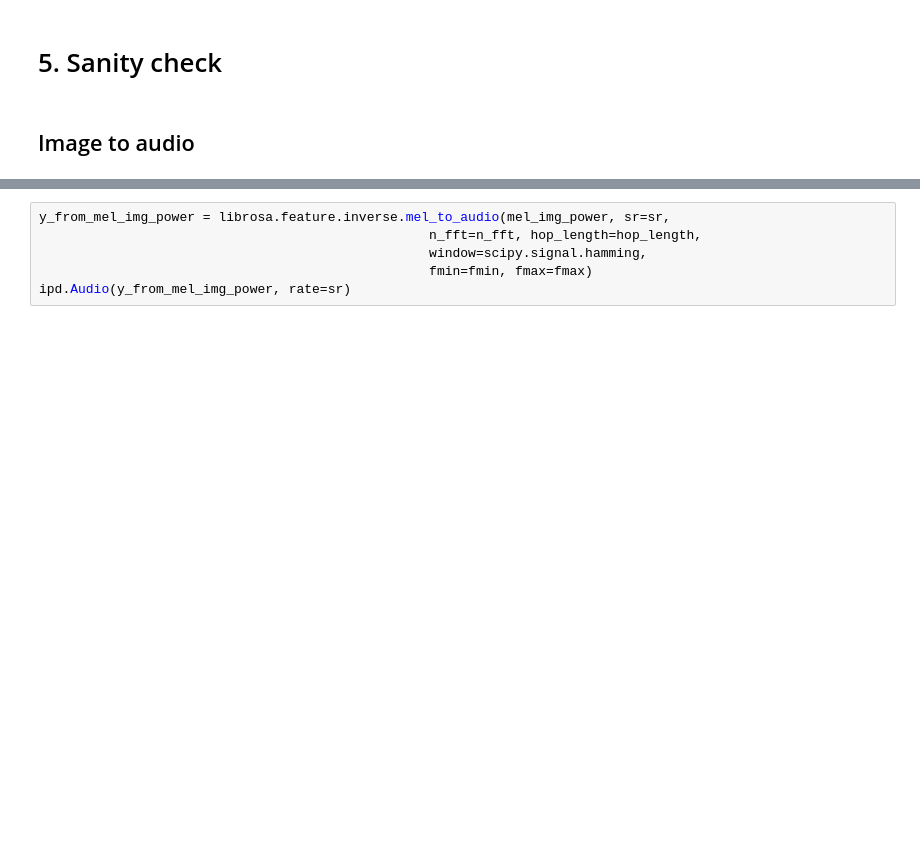
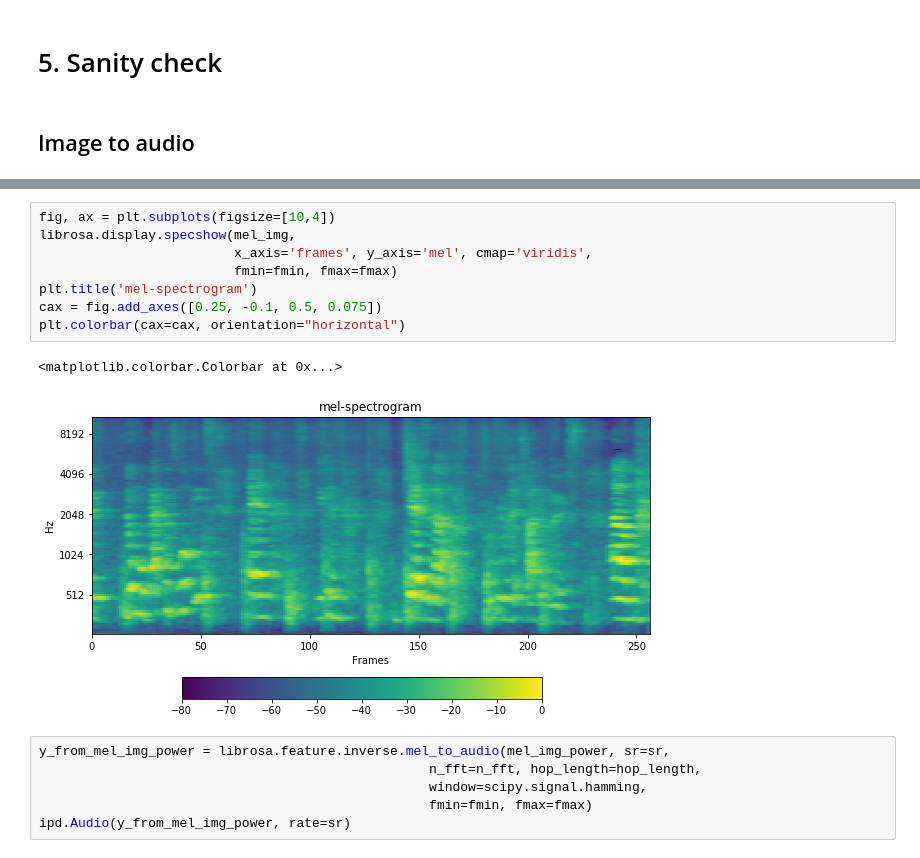
Before and after one commit to SMC7-2019/ASDF-RNN, a Jupyter notebook: 01 feature extraction/spectrograms_generation.ipynb, the cells around one changed output, grey strips where cells are left out. Saved outputs shown, nothing was run; the diff lists cells and outputs as text; blank space fills up the shorter version.

```diff
--- a/01 feature extraction/spectrograms_generation.ipynb
+++ b/01 feature extraction/spectrograms_generation.ipynb
@@ -160,3 +161,14 @@ Text(0.5, 1.0, 'dB - >Power (from img)')
+# %%
+fig, ax = plt.subplots(figsize=[10,4])
+librosa.display.specshow(mel_img,
+                         x_axis='frames', y_axis='mel', cmap='viridis',
+                         fmin=fmin, fmax=fmax)
+plt.title('mel-spectrogram')
+cax = fig.add_axes([0.25, -0.1, 0.5, 0.075])
+plt.colorbar(cax=cax, orientation="horizontal")
+# %% [output]
+<matplotlib.colorbar.Colorbar at 0x...>
+[figure, added]
 # %%
 y_from_mel_img_power = librosa.feature.inverse.mel_to_audio(mel_img_power, sr=sr,
                                                   n_fft=n_fft, hop_length=hop_length,
```
Also changed, not shown: parts of 4 cells of this notebook.
